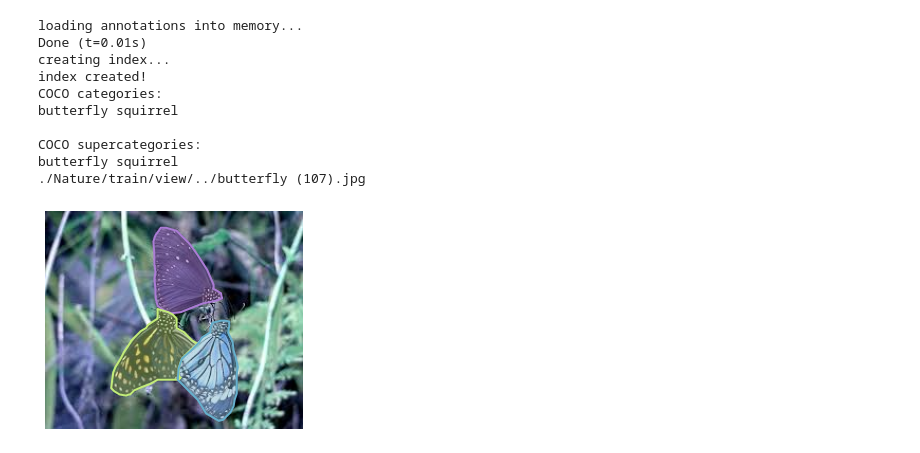
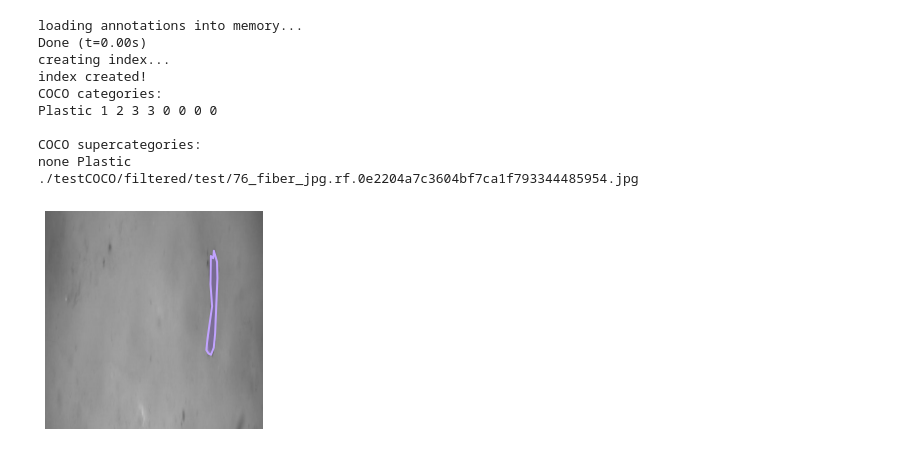
Before and after one commit to xhosta05/BP, a Jupyter notebook: imgs/cocoView.ipynb, the cells around one changed output. Cells and saved outputs as stored; diff of their text form; code cells hidden in the pictures.

Commit message:
generating pictures done, adding fibers roboflow dataset

```diff
--- a/imgs/cocoView.ipynb
+++ b/imgs/cocoView.ipynb
@@ -23,41 +185,42 @@ Requirement already satisfied: pyparsing>=2.3.1 in /home/kristina/miniconda3/lib
 Requirement already satisfied: python-dateutil>=2.7 in /home/kristina/miniconda3/lib/python3.10/site-packages (from matplotlib>=2.1.0->pycocotools) (2.8.2)
 Requirement already satisfied: six in /home/kristina/miniconda3/lib/python3.10/site-packages (from cycler>=0.10->matplotlib>=2.1.0->pycocotools) (1.16.0)
 # %%
-dataDir='./Nature/train/'
-annFile=os.path.join(os.getcwd(), './Nature/dataset-read_with_dir.json')
+dataDir = './testCOCO/filtered/test/'
+annFile = './testCOCO/filtered/test/_annotations.coco.json'
 
 # initialize COCO api for instance annotations
 coco=COCO(annFile)
 
 # display COCO categories and supercategories
 cats = coco.loadCats(coco.getCatIds())
 nms=[cat['name'] for cat in cats]
 print('COCO categories: \n{}\n'.format(' '.join(nms)))
 
 nms = set([cat['supercategory'] for cat in cats])
 print('COCO supercategories: \n{}'.format(' '.join(nms)))
 
 # get all images containing given categories, select one at random
-catIds = coco.getCatIds(catNms=['butterfly', 'squirrel']); # squirrel butterfly
+catIds = coco.getCatIds(catNms=['1']);
 imgIds = coco.getImgIds(catIds=catIds );
-img = coco.loadImgs(10)[0]
+img = coco.loadImgs(11)[0]
 
-randImgPath=dataDir+"view/"+img['file_name']
+randImgPath=dataDir+img['file_name']
 print(randImgPath)
+assert os.path.exists(randImgPath)
 image = cv2.imread(randImgPath)
 plt.imshow(image); plt.axis('off')
-annIds = coco.getAnnIds(imgIds=img['id'], catIds=catIds, iscrowd=None)
+annIds = coco.getAnnIds(imgIds=img['id'], catIds=catIds)
 anns = coco.loadAnns(annIds)
 coco.showAnns(anns)
 # %% [output]
 loading annotations into memory...
-Done (t=0.01s)
+Done (t=0.00s)
 creating index...
 index created!
 COCO categories:
-butterfly squirrel
+Plastic 1 2 3 3 0 0 0 0
 
 COCO supercategories:
-butterfly squirrel
-./Nature/train/view/../butterfly (107).jpg
+none Plastic
+./testCOCO/filtered/test/76_fiber_jpg.rf.0e2204a7c3604bf7ca1f793344485954.jpg
-[figure, old version]
+[figure, new version]
```
Also changed, not shown: parts of 6 cells of this notebook, 9 other files.
